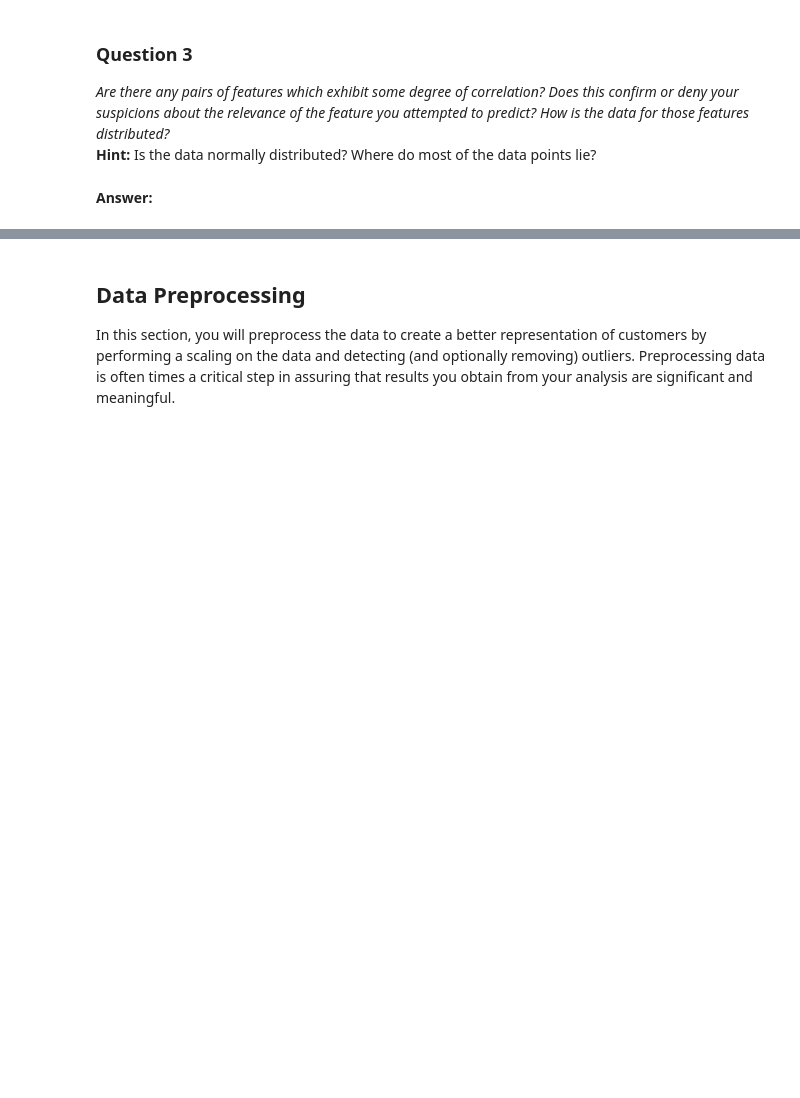
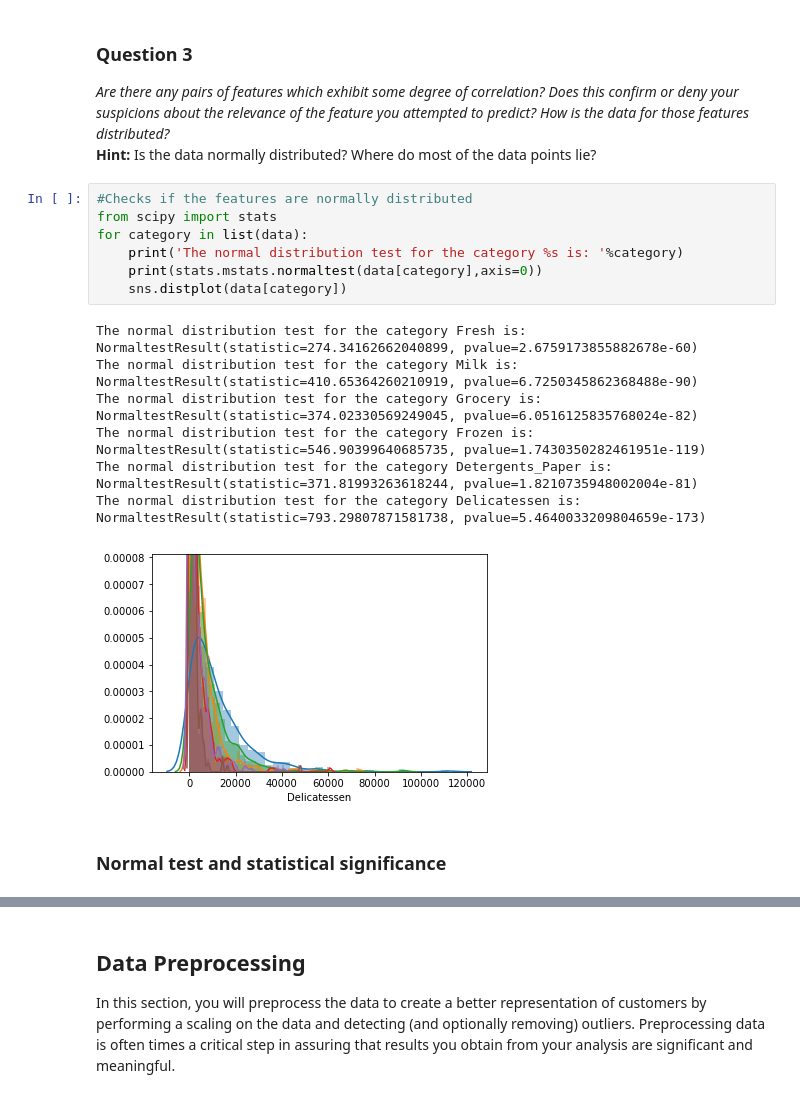
Before and after one commit to roolvp/ml-projects, a Jupyter notebook: customer_segments/customer_segments.ipynb, the cells around one changed output, grey strips where cells are left out. Saved outputs shown, nothing was run; the diff lists cells and outputs as text; blank space fills up the shorter version.

Commit message:
add normal distribution checks

```diff
--- a/customer_segments/customer_segments.ipynb
+++ b/customer_segments/customer_segments.ipynb
@@ -205,5 +205,26 @@ pd.scatter_matrix(data, alpha = 0.3, figsize = (14,8), diagonal = 'kde');
 ### Question 3
 *Are there any pairs of features which exhibit some degree of correlation? Does this confirm or deny your suspicions about the relevance of the feature you attempted to predict? How is the data for those features distributed?*
 **Hint:** Is the data normally distributed? Where do most of the data points lie?
-# %% [markdown]
-**Answer:**
+# %%
+#Checks if the features are normally distributed
+from scipy import stats
+for category in list(data):
+    print('The normal distribution test for the category %s is: '%category)
+    print(stats.mstats.normaltest(data[category],axis=0))
+    sns.distplot(data[category])
+# %% [output]
+The normal distribution test for the category Fresh is:
+NormaltestResult(statistic=274.34162662040899, pvalue=2.6759173855882678e-60)
+The normal distribution test for the category Milk is:
+NormaltestResult(statistic=410.65364260210919, pvalue=6.7250345862368488e-90)
+The normal distribution test for the category Grocery is:
+NormaltestResult(statistic=374.02330569249045, pvalue=6.0516125835768024e-82)
+The normal distribution test for the category Frozen is:
+NormaltestResult(statistic=546.90399640685735, pvalue=1.7430350282461951e-119)
+The normal distribution test for the category Detergents_Paper is:
+NormaltestResult(statistic=371.81993263618244, pvalue=1.8210735948002004e-81)
+The normal distribution test for the category Delicatessen is:
+NormaltestResult(statistic=793.29807871581738, pvalue=5.4640033209804659e-173)
+[figure, added]
+# %% [markdown]
+### Normal test and statistical significance
```
Also changed, not shown: parts of 4 cells of this notebook.
